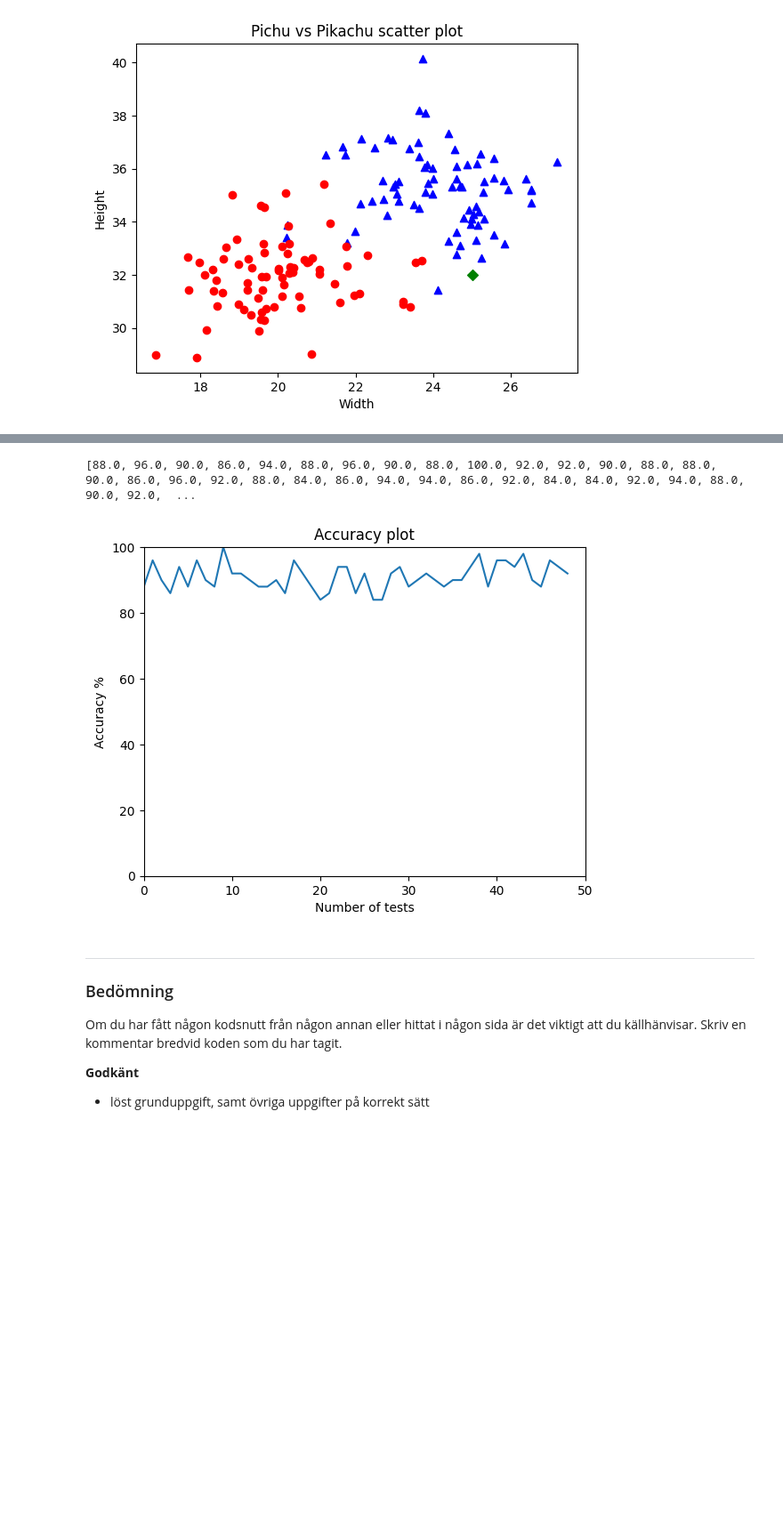
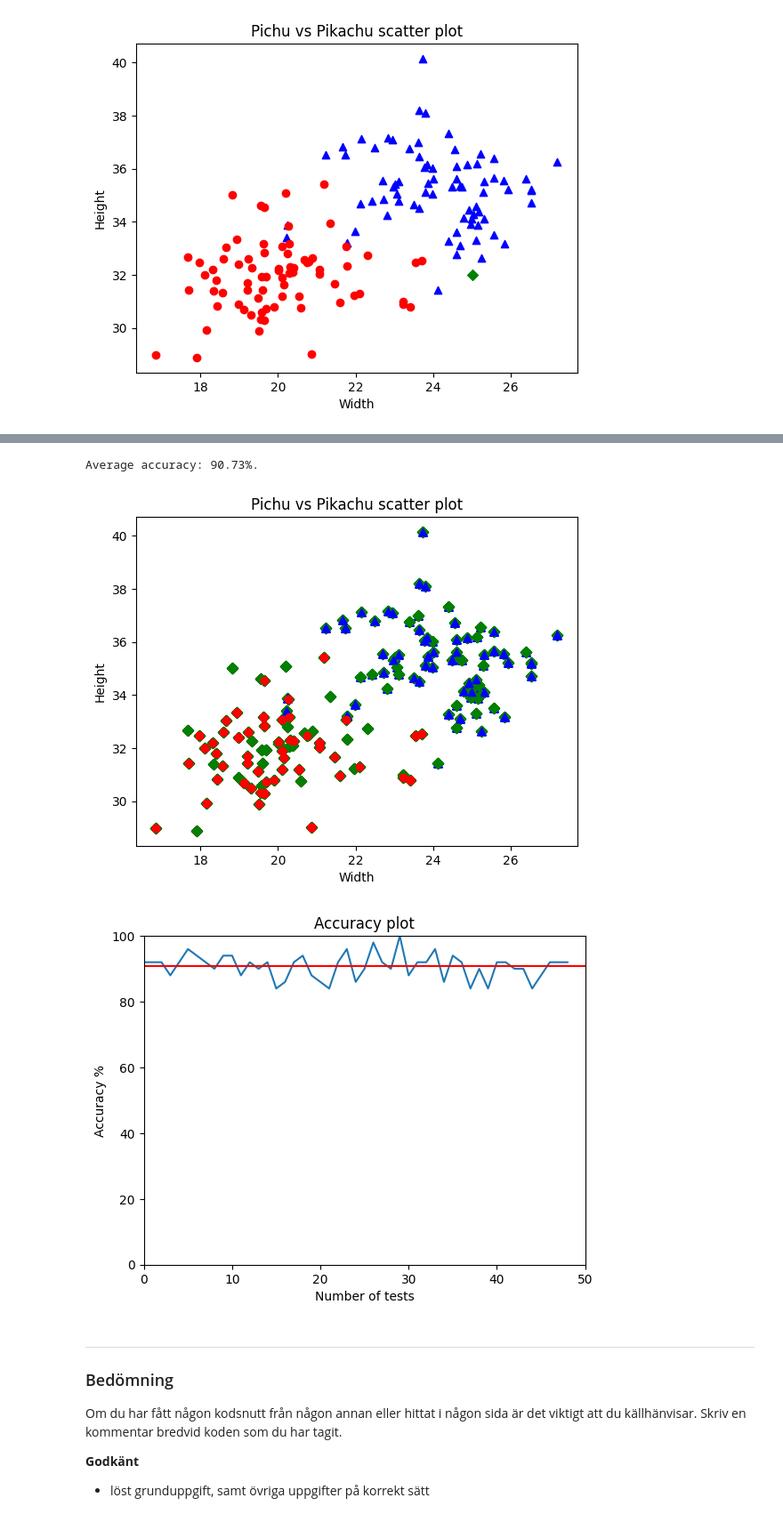
Before and after one commit to nabil0n/PythonAI23, a Jupyter notebook: Labs/labb2/labb2.ipynb, the cells around one changed output, grey strips where cells are left out. Shown at 89% size. Drawn from its saved outputs; the diff is of its cells as text; code cells hidden in the pictures; blank space fills up the shorter version.

Commit message:
oops, NOW its solved. Added average accuracy.

```diff
--- a/Labs/labb2/labb2.ipynb
+++ b/Labs/labb2/labb2.ipynb
@@ -213,8 +213,8 @@ def accuracy_calculator(testdata, random_pikas, random_pichus):
         distance_to_pika = np.sqrt((random_pika_width[index] - random_test_width[index])**2 + (random_pika_height[index] - random_test_height[index])**2)
         distance_to_pichu = np.sqrt((random_pichu_width[index] - random_test_width[index])**2 + (random_pichu_height[index] - random_test_height[index])**2)
 
-        #plt.figure(0)
-        #plt.scatter(random_test_width[index], random_test_height[index], c='g', marker='D')
+        plt.figure(0)
+        plt.scatter(random_test_width[index], random_test_height[index], c='g', marker='D')
 
         if distance_to_pika < distance_to_pichu:
 
@@ -238,29 +238,10 @@ def accuracy_calculator(testdata, random_pikas, random_pichus):
     #print(len(pichu_closest))
     #print(f"TP: {tp}, TN: {tn}, FP: {fp}, FN: {fn}")
 
-    # plot(random_pika_width, random_pika_height, random_pichu_width, random_pichu_height)
+    plot(random_pika_width, random_pika_height, random_pichu_width, random_pichu_height)
 
     #print(f"Accuracy: {accuracy}")
     return accuracy*100
 
 accuracy_calculator(new_test_data, pikachu_training_data, pichu_training_data)
-
-# PLOTTA ACCURACY
-# x-axeln = antal test
-# y-axeln = accuracy %
-
-# def accuracy_plotter():
-#     accuracy_list = []
-
-#     for i in range(1, 10):
-#         accuracy_list.append(accuracy_calculator(new_test_data))
-
-#     print(accuracy_list)
-
-#     plt.title("Accuracy plot")
-#     plt.xlabel("Number of tests")
-#     plt.ylabel("Accuracy %")
-#     plt.show()
-
-# accuracy_plotter()
 # %% [output]
@@ -268,33 +250,38 @@ accuracy_calculator(new_test_data, pikachu_training_data, pichu_training_data)
 # %%
 # PLOTTA ACCURACY
-# x-axeln = antal test
-# y-axeln = accuracy %
 
 def accuracy_plotter():
     accuracy_list = []
 
     for i in range(1, 50):
         random.shuffle(pikachus)
         random.shuffle(pichus)
 
         pikachu_training_data = pikachus[:50]
         pichu_training_data = pichus[:50]
         new_test_data = pikachus[-25:] + pichus[-25:]
         accuracy_list.append(accuracy_calculator(new_test_data, pikachu_training_data, pichu_training_data))
 
-    print(accuracy_list)
+    average_accuracy = sum(accuracy_list) / len(accuracy_list)
+
+    print(f"Average accuracy: {average_accuracy:.2f}%.")
+
     plt.figure(1)
     plt.title("Accuracy plot")
     plt.xlabel("Number of tests")
     plt.ylabel("Accuracy %")
     plt.axis([0, 50, 0, 100])
+
     plt.plot(accuracy_list)
+    plt.axhline(y=average_accuracy, color='r', linestyle='-')
+
     plt.show()
 
 accuracy_plotter()
 # %% [output]
-[88.0, 96.0, 90.0, 86.0, 94.0, 88.0, 96.0, 90.0, 88.0, 100.0, 92.0, 92.0, 90.0, 88.0, 88.0, 90.0, 86.0, 96.0, 92.0, 88.0, 84.0, 86.0, 94.0, 94.0, 86.0, 92.0, 84.0, 84.0, 92.0, 94.0, 88.0, 90.0, 92.0,  ...
+Average accuracy: 90.73%.
-[figure, old version]
+[figure, new version]
+[figure, added]
 # %% [markdown]
 ---
 ### Bedömning
```
Also changed, not shown: parts of 1 cell of this notebook.
